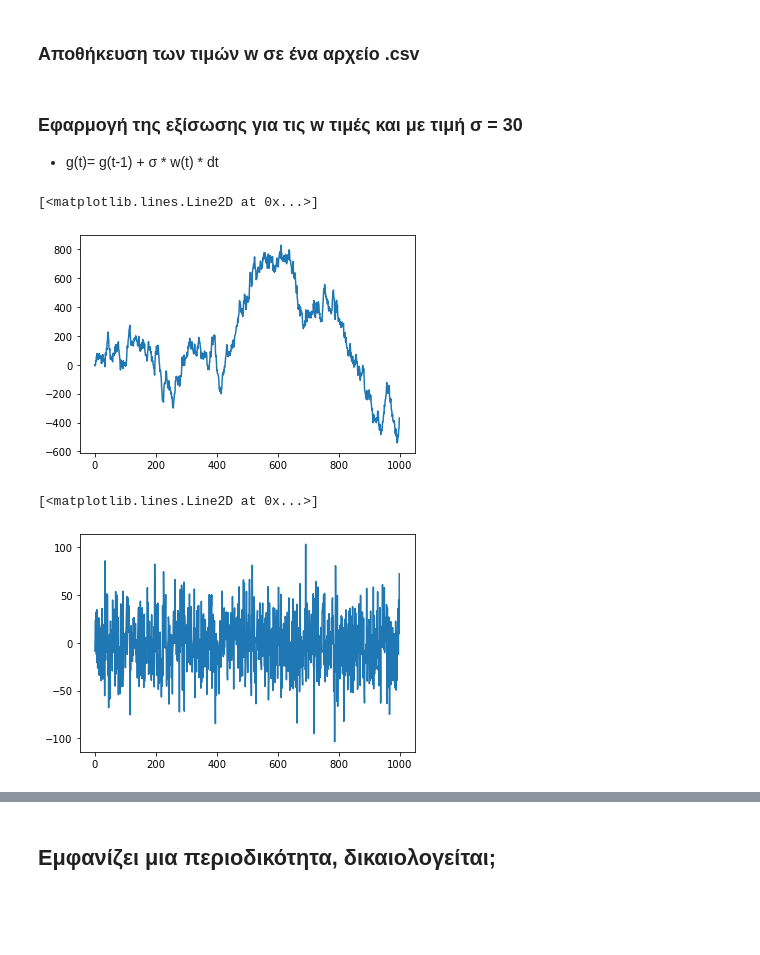
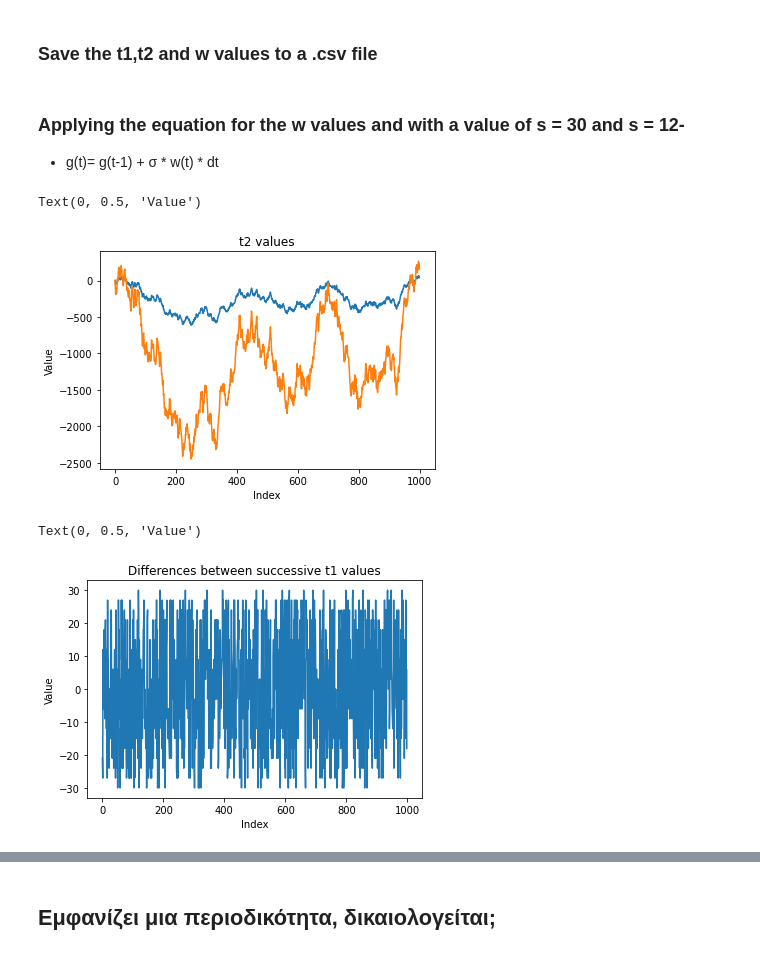
Before and after one commit to AndreasAvgou/Stochastic-Analysis-Process, a Jupyter notebook: White Noise Process/White Noise Process.ipynb, the cells around one changed output, grey strips where cells are left out. Saved outputs shown, nothing was run; the diff lists cells and outputs as text; code cells hidden in the pictures; blank space fills up the shorter version.

```diff
--- a/White Noise Process/White Noise Process.ipynb
+++ b/White Noise Process/White Noise Process.ipynb
@@ -9,6 +10,9 @@ import random
 import csv
 from statsmodels.graphics.tsaplots import plot_acf
 # %%
-t = np.zeros(1000)
-a = 30
+t1 = np.zeros(1000)
+t2 = np.zeros(1000)
+w = np.zeros(1000)
+s1 = 30
+s2 = 120
 # %% [markdown]
@@ -16,26 +20,36 @@ a = 30
 # %%
-w = np.empty(1000,dtype=float)
 for i in range(1000):
-    w[i] = round(random.uniform(-1.00,1.00),1)
+    t1[i] = round(random.uniform(-1.00, 1.00), 1)
+    t2[i] = round(random.uniform(-1.00, 1.00), 1)
+    w[i] = round(random.uniform(-1.00, 1.00), 1)
 # %% [markdown]
-### Αποθήκευση των τιμών w σε ένα αρχείο .csv
+### Save the t1,t2 and w values to a .csv file
 # %%
 with open('WData.csv', 'w', newline='') as file:
     writer = csv.writer(file)
     writer.writerow(['w'])
     for i in range(1000):
-        writer.writerow([w[i]])
+        writer.writerow([t1[i],t2[i],w[i]])
 # %% [markdown]
-### Εφαρμογή της εξίσωσης για τις w τιμές και με τιμή σ = 30
+### Applying the equation for the w values and with a value of s = 30 and s = 12-
 - g(t)= g(t-1) + σ * w(t) * dt
 # %%
-t[0] = 1
+t1[0] = 1
+t2[0] = 1
 for i in range(1,1000):
     if i != 0 :
-        t[i] = t[i-1] + a*w[i]
+        t1[i] = t1[i-1] + s1*w[i]
+        t2[i] = t2[i-1] + s2*w[i]
 # %%
-plt.plot(t)
+plt.plot(t1)
+plt.title('t1 values')
+plt.xlabel('Index')
+plt.ylabel('Value')
+plt.plot(t2)
+plt.title('t2 values')
+plt.xlabel('Index')
+plt.ylabel('Value')
 # %% [output]
-[<matplotlib.lines.Line2D at 0x...>]
+Text(0, 0.5, 'Value')
-[figure, old version]
+[figure, new version]
 # %%
@@ -43,5 +58,9 @@ diff = [t[i] - t[i-1] for i in range(1,len(t))]
 # %%
-plt.plot(diff)
+plt.figure()
+plt.plot(diff1)
+plt.title('Differences between successive t1 values')
+plt.xlabel('Index')
+plt.ylabel('Value')
 # %% [output]
-[<matplotlib.lines.Line2D at 0x...>]
+Text(0, 0.5, 'Value')
-[figure, old version]
+[figure, new version]
```
Also changed, not shown: parts of 4 cells of this notebook.
